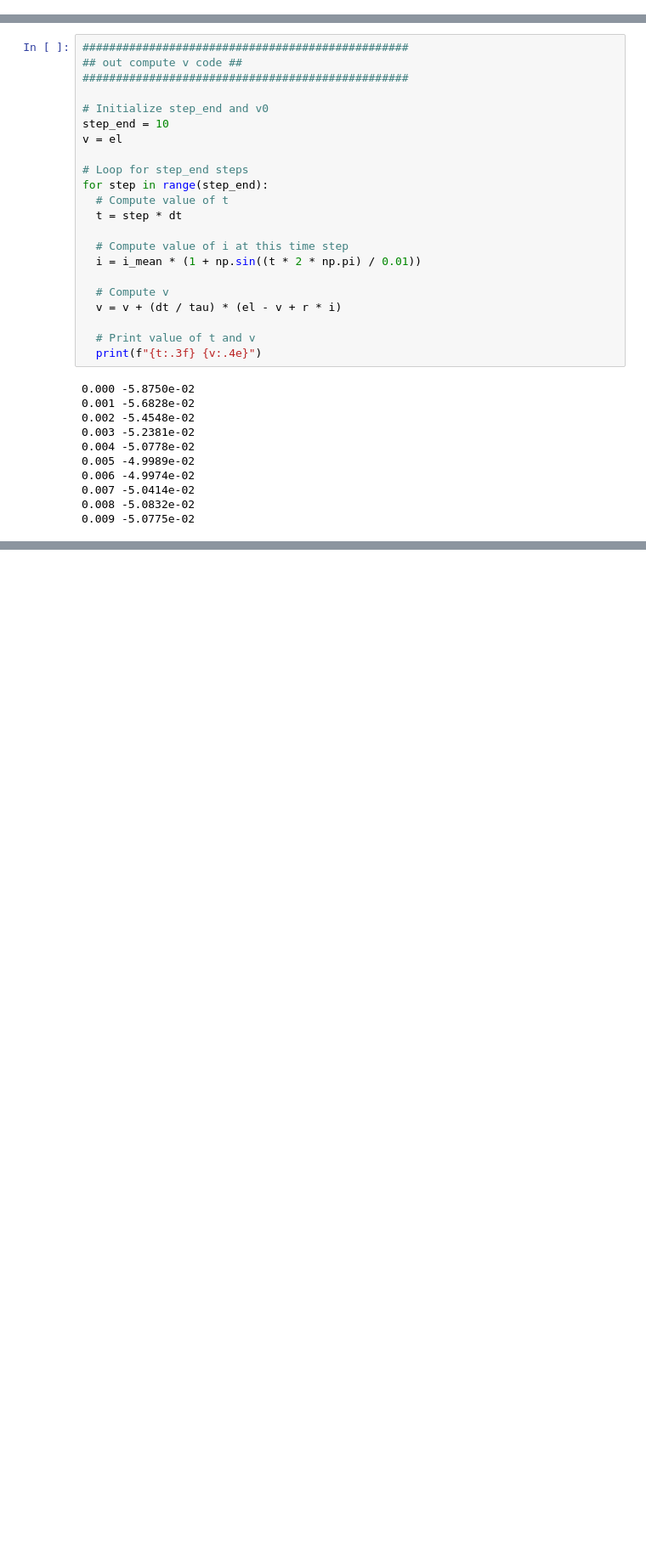
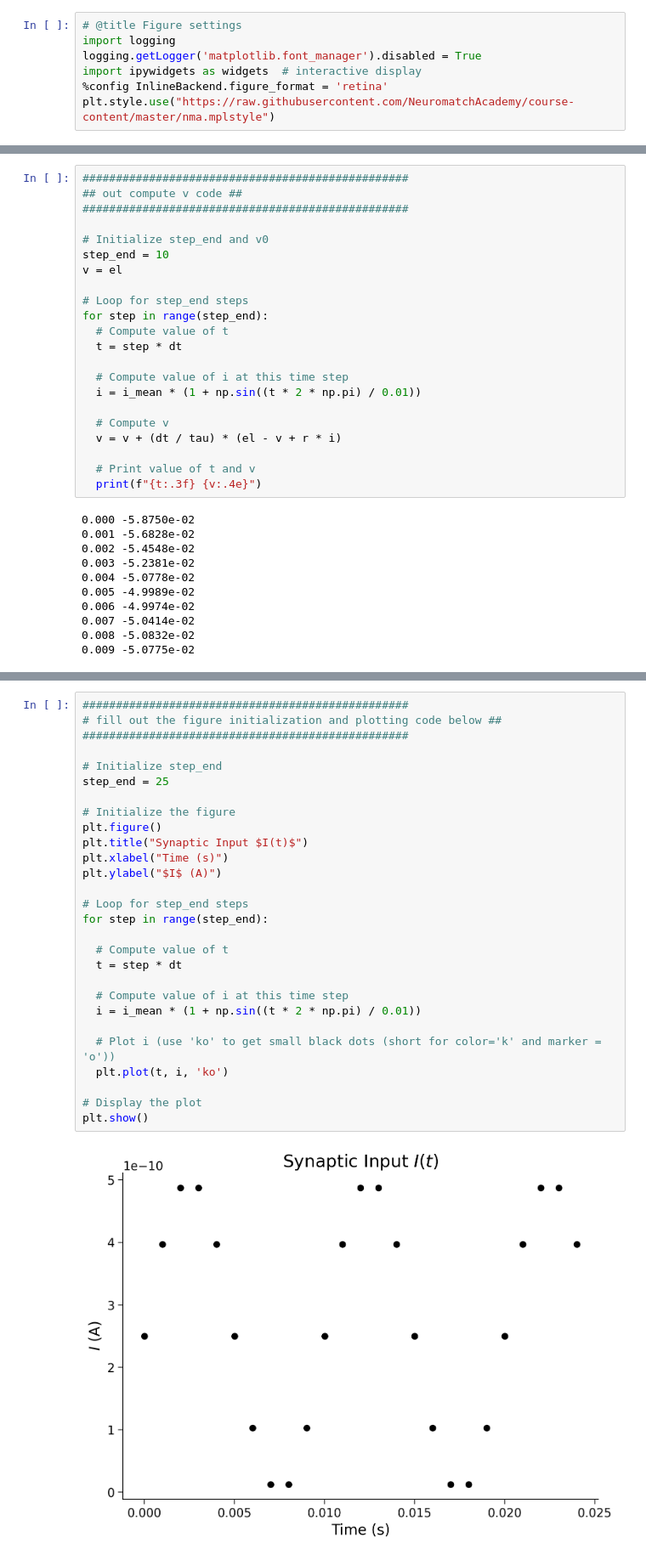
Before and after one commit to SanD94/neuromatch-2025, a Jupyter notebook: pre-req/lif-neuron.ipynb, the cells around one changed output, grey strips where cells are left out. Shown at 85% size. Cells and saved outputs as stored; diff of their text form; blank space fills up the shorter version.

```diff
--- a/pre-req/lif-neuron.ipynb
+++ b/pre-req/lif-neuron.ipynb
@@ -1,3 +1,10 @@
 # %%
 import numpy as np
 import matplotlib.pyplot as plt
+# %%
+# @title Figure settings
+import logging
+logging.getLogger('matplotlib.font_manager').disabled = True
+import ipywidgets as widgets  # interactive display
+%config InlineBackend.figure_format = 'retina'
+plt.style.use("https://raw.githubusercontent.com/NeuromatchAcademy/course-content/master/nma.mplstyle")
@@ -72,0 +101,30 @@ for step in range(step_end):
+# %%
+#################################################
+# fill out the figure initialization and plotting code below ##
+#################################################
+
+# Initialize step_end
+step_end = 25
+
+# Initialize the figure
+plt.figure()
+plt.title("Synaptic Input $I(t)$")
+plt.xlabel("Time (s)")
+plt.ylabel("$I$ (A)")
+
+# Loop for step_end steps
+for step in range(step_end):
+
+  # Compute value of t
+  t = step * dt
+
+  # Compute value of i at this time step
+  i = i_mean * (1 + np.sin((t * 2 * np.pi) / 0.01))
+
+  # Plot i (use 'ko' to get small black dots (short for color='k' and marker = 'o'))
+  plt.plot(t, i, 'ko')
+
+# Display the plot
+plt.show()
+# %% [output]
+[figure, added]
```
Also changed, not shown: parts of 25 cells of this notebook.
